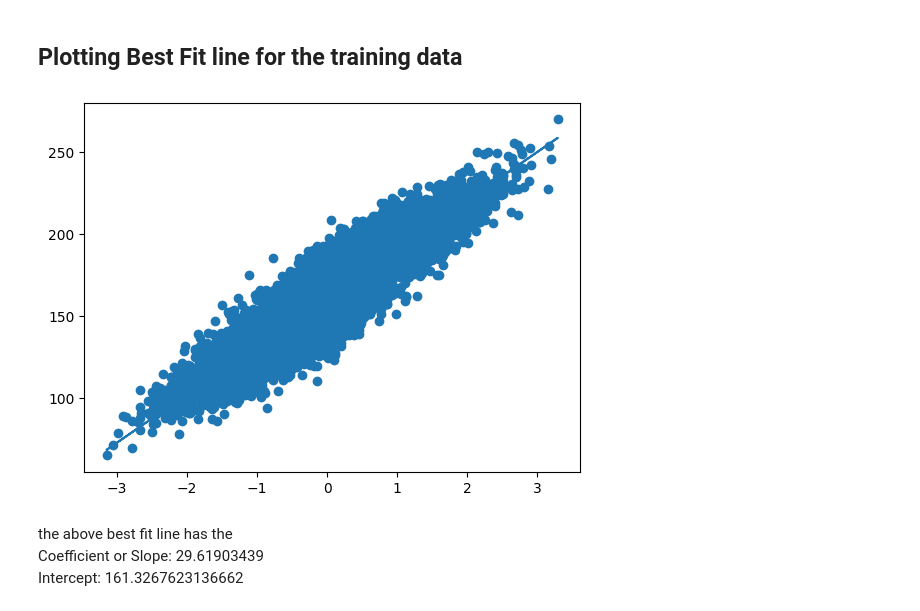
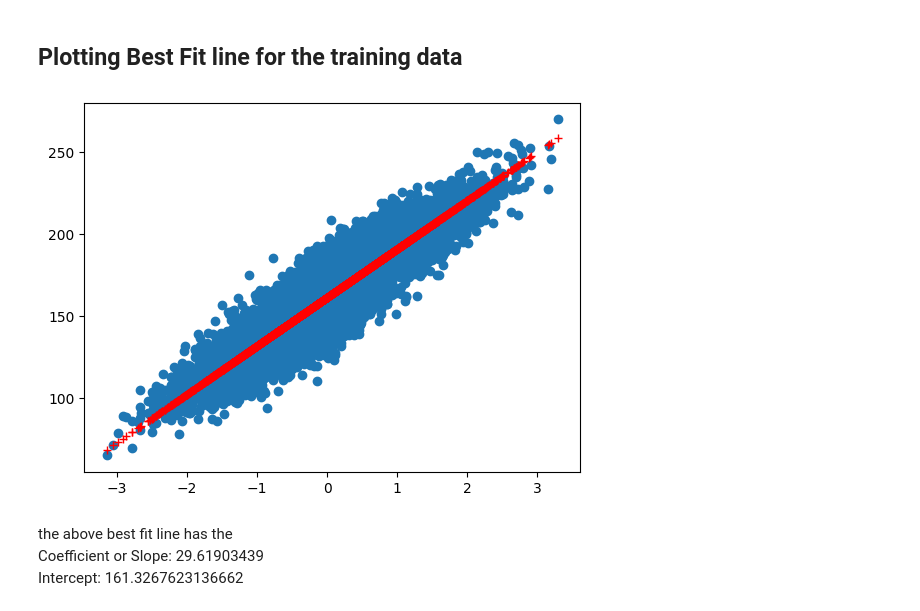
Before and after one commit to sushrutha777/simple-LinearRegression-WorkBook, a Jupyter notebook: Simple Linear Regression Practise Book.ipynb, the cells around one changed output. Drawn from its saved outputs; the diff is of its cells as text; code cells hidden in the pictures.

```diff
--- a/Simple Linear Regression Practise Book.ipynb
+++ b/Simple Linear Regression Practise Book.ipynb
@@ -176,9 +176,9 @@ Intercept: 161.3267623136662
 ## Plotting Best Fit line for the training data
 # %%
 plt.scatter(X_train,y_train)
-plt.plot(X_train,regression.predict(X_train));
+plt.plot(X_train,regression.predict(X_train),"r+");
 # %% [output]
-[figure, old version]
+[figure, new version]
 # %% [markdown]
 the above best fit line has the
 Coefficient or Slope: 29.61903439
```
Also changed, not shown: parts of 3 cells of this notebook.
